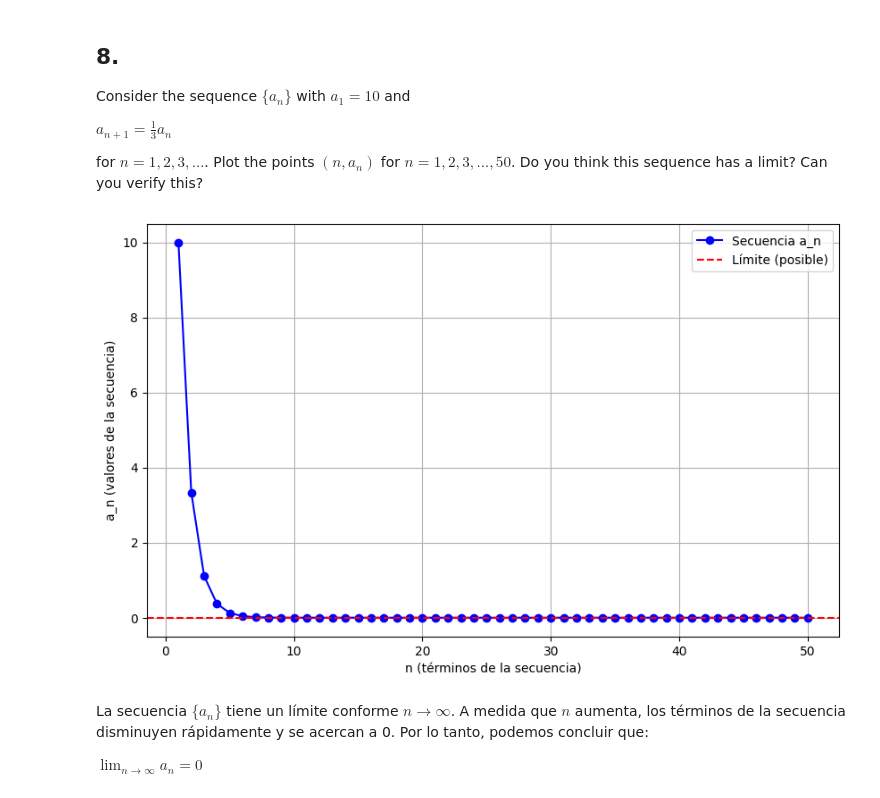
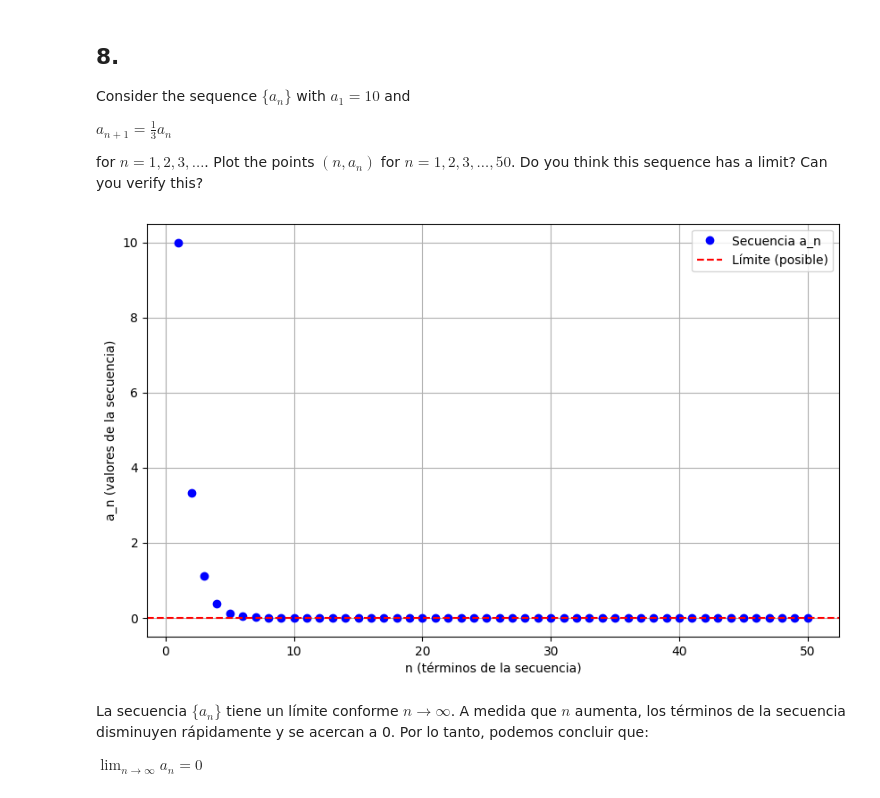
Before and after one commit to Daniel1martinez2/taller_s_6_mate_aplicada, a Jupyter notebook: main.ipynb, the cells around one changed output. Drawn from its saved outputs; the diff is of its cells as text; code cells hidden in the pictures.

```diff
--- a/main.ipynb
+++ b/main.ipynb
@@ -109,0 +113,11 @@ plt.show()
+# %%
+n = np.arange(1, 100, 1)
+sin_n_div_n = np.sin(n) / n
+
+plt.plot(n, sin_n_div_n, label=r'$\frac{\sin(n)}{n}$')
+plt.hlines(0, 1, 100, colors='r', label=r'$y = 0$', linestyles='dashed')
+plt.xlabel('n')
+plt.ylabel(r'$\frac{\sin(n)}{n}$')
+plt.title(r'Comportamiento de $\frac{\sin(n)}{n}$ para grandes valores de $n$')
+plt.legend()
+plt.show()
@@ -109,0 +138,7 @@ plt.show()
+# %%
+import numpy as np
+
+n_values = np.arange(1, 201)
+a_n_values = [(1 + 1/n)**n for n in n_values]
+for n, a_n in zip(n_values[:5], a_n_values[:5]):
+    print(f"a_{n} = {a_n}")
@@ -109,0 +169,9 @@ plt.show()
+# %%
+n_values = np.arange(1, 201)
+
+a_n_values = [(1 + 1/n)**n for n in n_values]
+
+for n, a_n in zip(n_values, a_n_values):
+    if a_n > 2.7:
+        print(f"El menor valor de n tal que a_n > 2.7 es: {n}")
+        break
@@ -109,0 +182,11 @@ plt.show()
+# %%
+e = np.exp(1)
+
+n_values = np.arange(1, 201)
+
+a_n_values = [(1 + 1/n)**n for n in n_values]
+
+for n, a_n in zip(n_values, a_n_values):
+    if abs(a_n - e) < 0.01:
+        print(f"El primer valor de n tal que |a_n - e| < 0.01 es: {n}")
+        break
@@ -117,20 +320,20 @@ for $n = 1, 2, 3, \dots$. Plot the points $(n, a_n)$ for $n = 1, 2, 3, \dots, 50
 # %%
 n_values = np.arange(1, 51)
 a_n = [10]
 
 for n in range(1, len(n_values)):
     a_n.append((1/3) * a_n[-1])
 
 plt.figure(figsize=(10, 6))
-plt.plot(n_values, a_n, marker='o', linestyle='-', color='b', label='Secuencia a_n')
+plt.plot(n_values, a_n, 'o',  color='b', label='Secuencia a_n')
 plt.axhline(y=0, color='r', linestyle='--', label='Límite (posible)')
 plt.xlabel('n (términos de la secuencia)')
 plt.ylabel('a_n (valores de la secuencia)')
 plt.legend()
 plt.grid(True)
 plt.show()
 # %% [output]
-[figure, old version]
+[figure, new version]
 # %% [markdown]
 La secuencia $\{a_n\}$ tiene un límite conforme $n \to \infty$. A medida que $n$ aumenta, los términos de la secuencia disminuyen rápidamente y se acercan a 0. Por lo tanto, podemos concluir que:
 
```
Also changed, not shown: parts of 23 cells of this notebook.
